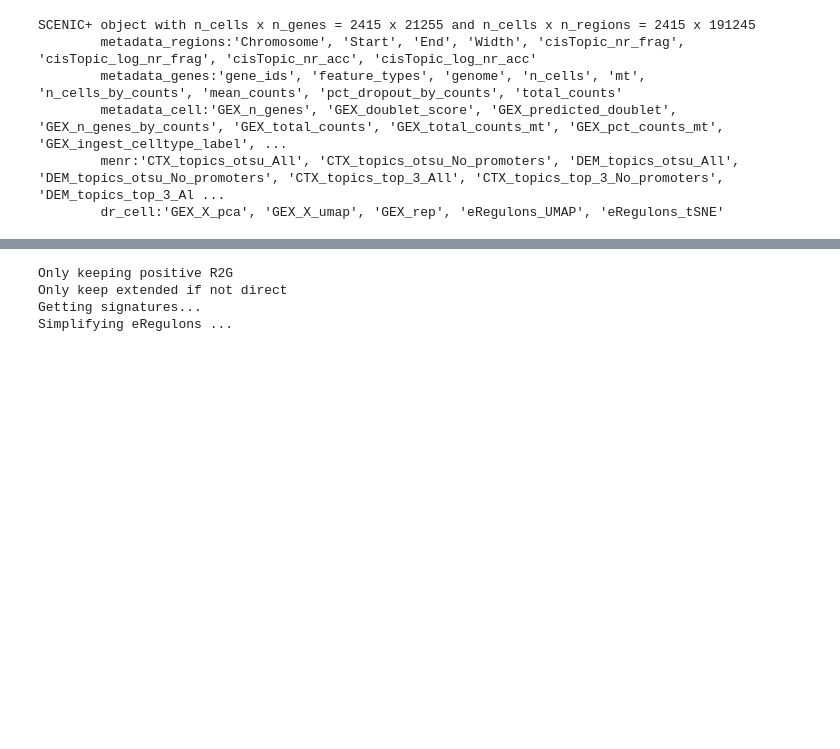
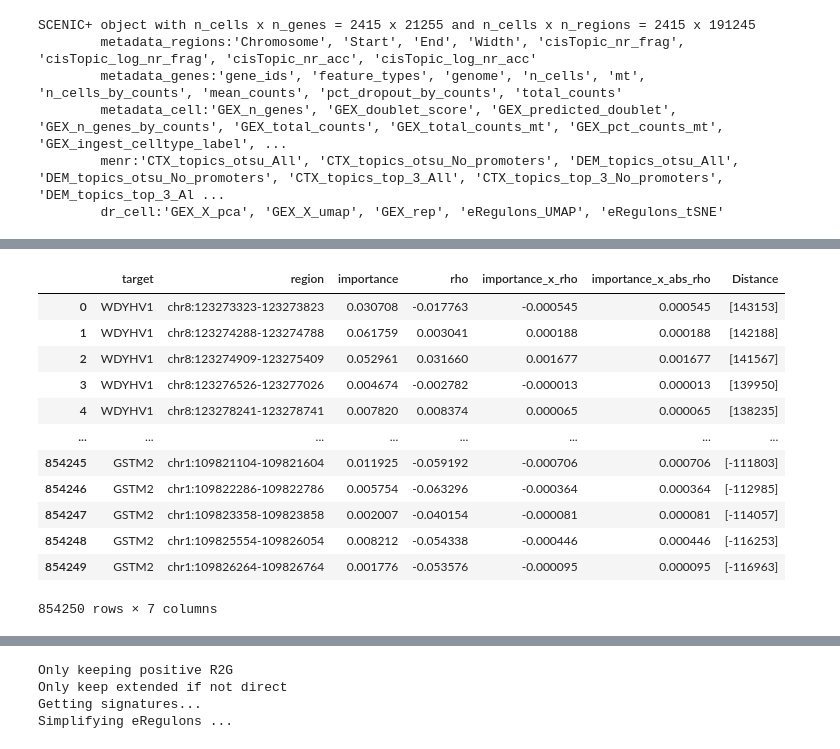
Before and after one commit to aertslab/scenicplus, a Jupyter notebook: docs/pbmc_multiome_tutorial.ipynb, the cells around one changed output, grey strips where cells are left out. Cells and saved outputs as stored; diff of their text form; code cells hidden in the pictures; blank space fills up the shorter version.

```diff
--- a/docs/pbmc_multiome_tutorial.ipynb
+++ b/docs/pbmc_multiome_tutorial.ipynb
@@ -1358,0 +1443,16 @@ This is initially stored in a list of `eRegulon` classes as depicted below.
+# %%
+scplus_obj.uns['region_to_gene']
+# %% [output]
+|  | target | region | importance | rho | importance_x_rho | importance_x_abs_rho | Distance |
+| 0 | WDYHV1 | chr8:123273323-123273823 | 0.030708 | -0.017763 | -0.000545 | 0.000545 | [143153] |
+| 1 | WDYHV1 | chr8:123274288-123274788 | 0.061759 | 0.003041 | 0.000188 | 0.000188 | [142188] |
+| 2 | WDYHV1 | chr8:123274909-123275409 | 0.052961 | 0.031660 | 0.001677 | 0.001677 | [141567] |
+| 3 | WDYHV1 | chr8:123276526-123277026 | 0.004674 | -0.002782 | -0.000013 | 0.000013 | [139950] |
+| 4 | WDYHV1 | chr8:123278241-123278741 | 0.007820 | 0.008374 | 0.000065 | 0.000065 | [138235] |
+| ... | ... | ... | ... | ... | ... | ... | ... |
+| 854245 | GSTM2 | chr1:109821104-109821604 | 0.011925 | -0.059192 | -0.000706 | 0.000706 | [-111803] |
+| 854246 | GSTM2 | chr1:109822286-109822786 | 0.005754 | -0.063296 | -0.000364 | 0.000364 | [-112985] |
+| 854247 | GSTM2 | chr1:109823358-109823858 | 0.002007 | -0.040154 | -0.000081 | 0.000081 | [-114057] |
+| 854248 | GSTM2 | chr1:109825554-109826054 | 0.008212 | -0.054338 | -0.000446 | 0.000446 | [-116253] |
+| 854249 | GSTM2 | chr1:109826264-109826764 | 0.001776 | -0.053576 | -0.000095 | 0.000095 | [-116963] |
+854250 rows × 7 columns
```
Also changed, not shown: parts of 84 cells of this notebook, 4 other files.
